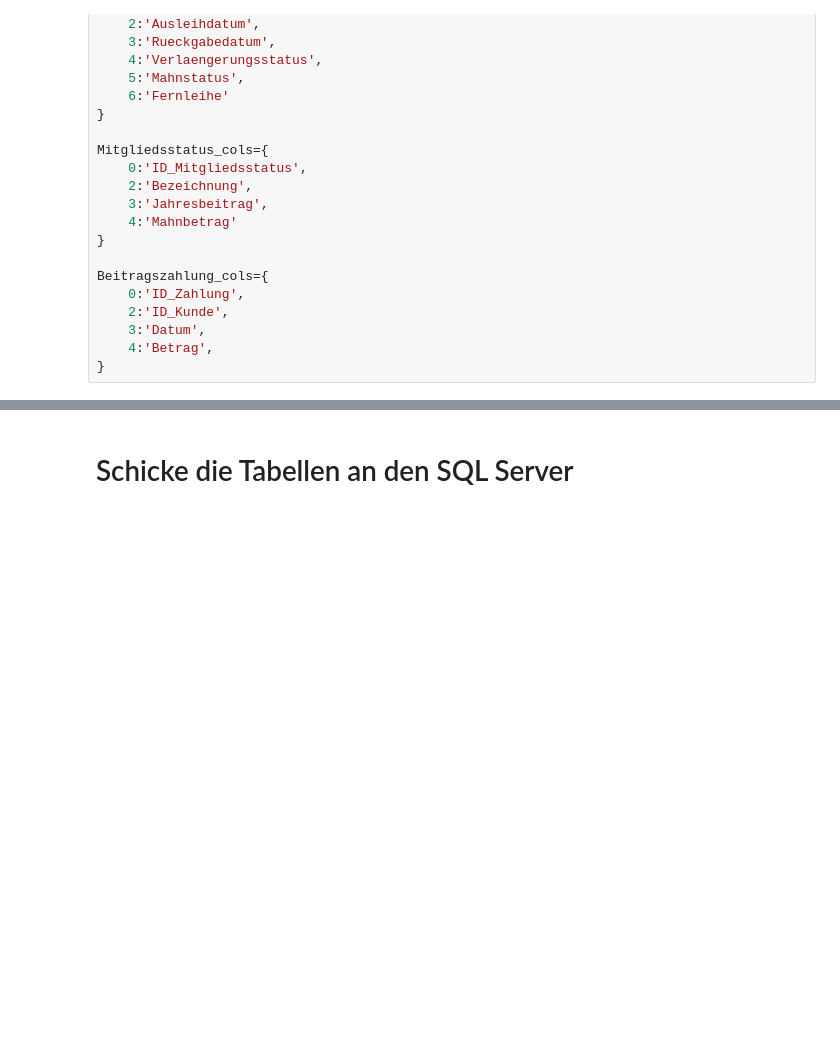
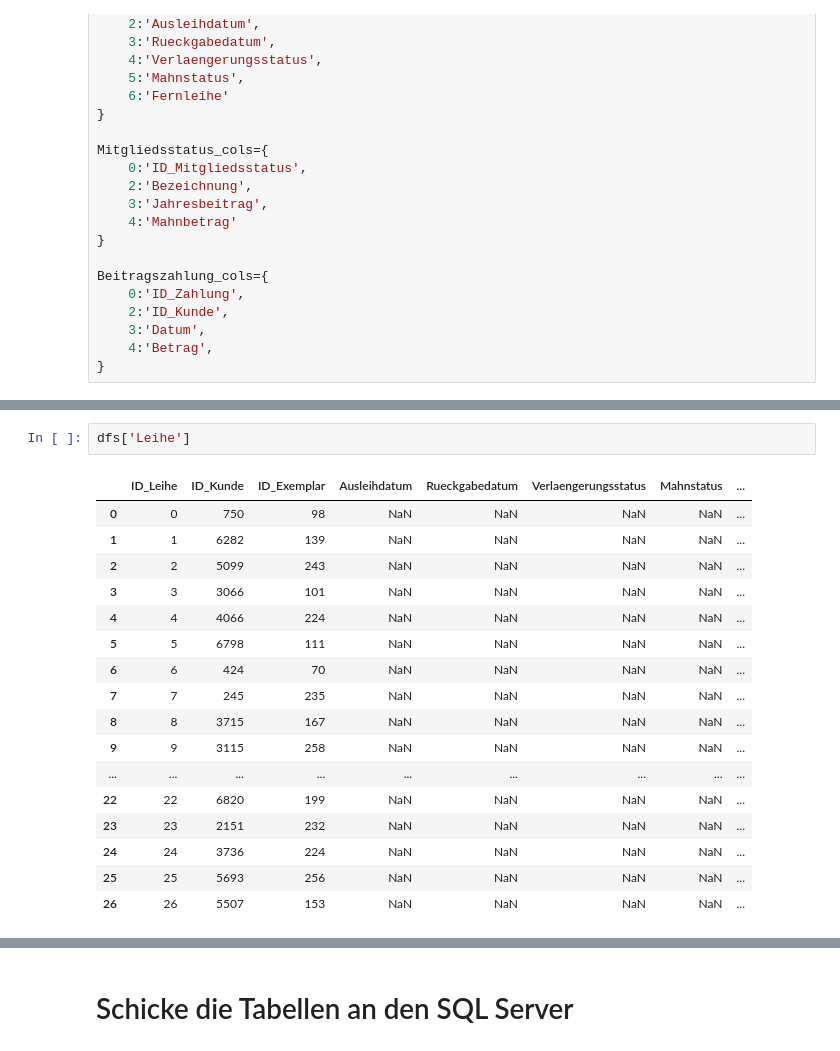
Before and after one commit to infologistix/BIKK_Case_Study, a Jupyter notebook: producer/src/test_2_kafka.ipynb, the cells around one changed output, grey strips where cells are left out. Drawn from its saved outputs; the diff is of its cells as text; blank space fills up the shorter version.

```diff
--- a/producer/src/test_2_kafka.ipynb
+++ b/producer/src/test_2_kafka.ipynb
@@ -345,0 +331,20 @@ dfs['Beitragszahlung'] = dfd['Neukunden'].reindex(columns=list(Beitragszahlung_c
+# %%
+dfs['Leihe']
+# %% [output]
+|  | ID_Leihe | ID_Kunde | ID_Exemplar | Ausleihdatum | Rueckgabedatum | Verlaengerungsstatus | Mahnstatus | ... |
+| 0 | 0 | 750 | 98 | NaN | NaN | NaN | NaN | ... |
+| 1 | 1 | 6282 | 139 | NaN | NaN | NaN | NaN | ... |
+| 2 | 2 | 5099 | 243 | NaN | NaN | NaN | NaN | ... |
+| 3 | 3 | 3066 | 101 | NaN | NaN | NaN | NaN | ... |
+| 4 | 4 | 4066 | 224 | NaN | NaN | NaN | NaN | ... |
+| 5 | 5 | 6798 | 111 | NaN | NaN | NaN | NaN | ... |
+| 6 | 6 | 424 | 70 | NaN | NaN | NaN | NaN | ... |
+| 7 | 7 | 245 | 235 | NaN | NaN | NaN | NaN | ... |
+| 8 | 8 | 3715 | 167 | NaN | NaN | NaN | NaN | ... |
+| 9 | 9 | 3115 | 258 | NaN | NaN | NaN | NaN | ... |
+| ... | ... | ... | ... | ... | ... | ... | ... | ... |
+| 22 | 22 | 6820 | 199 | NaN | NaN | NaN | NaN | ... |
+| 23 | 23 | 2151 | 232 | NaN | NaN | NaN | NaN | ... |
+| 24 | 24 | 3736 | 224 | NaN | NaN | NaN | NaN | ... |
+| 25 | 25 | 5693 | 256 | NaN | NaN | NaN | NaN | ... |
+| 26 | 26 | 5507 | 153 | NaN | NaN | NaN | NaN | ... |
```
Also changed, not shown: parts of 7 cells of this notebook, 2 other files.
